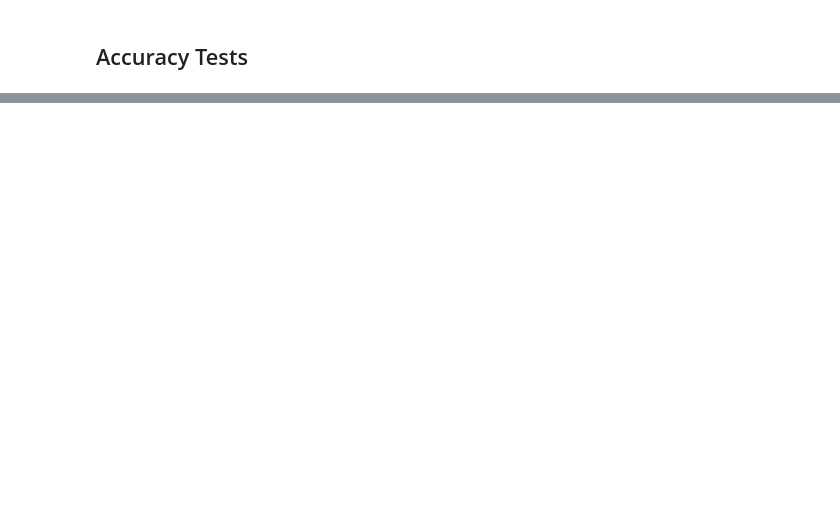
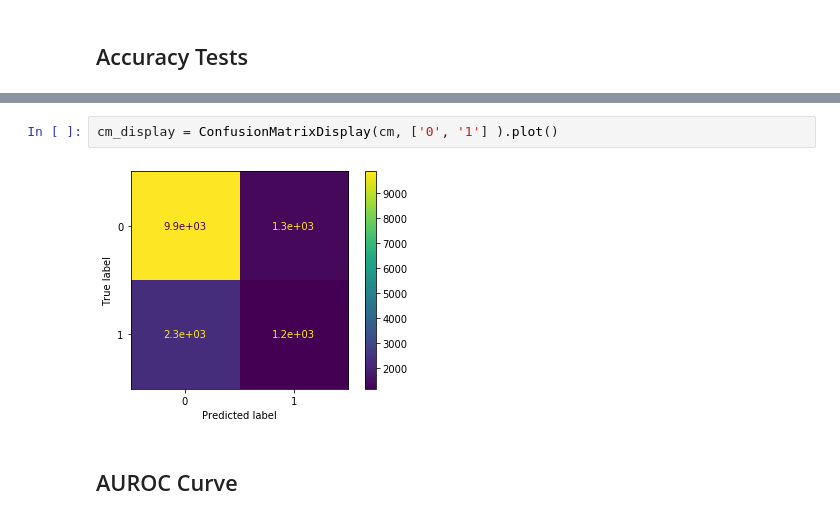
Before and after one commit to muopensource/au-predictive-modeling, a Jupyter notebook: au_model.ipynb, the cells around one changed output, grey strips where cells are left out. Cells and saved outputs as stored; diff of their text form; blank space fills up the shorter version.

```diff
--- a/au_model.ipynb
+++ b/au_model.ipynb
@@ -303,0 +456,6 @@ RF: 0.841235 (0.004800)
+# %%
+cm_display = ConfusionMatrixDisplay(cm, ['0', '1'] ).plot()
+# %% [output]
+[figure, added]
+# %% [markdown]
+## AUROC Curve
```
Also changed, not shown: parts of 45 cells of this notebook.
